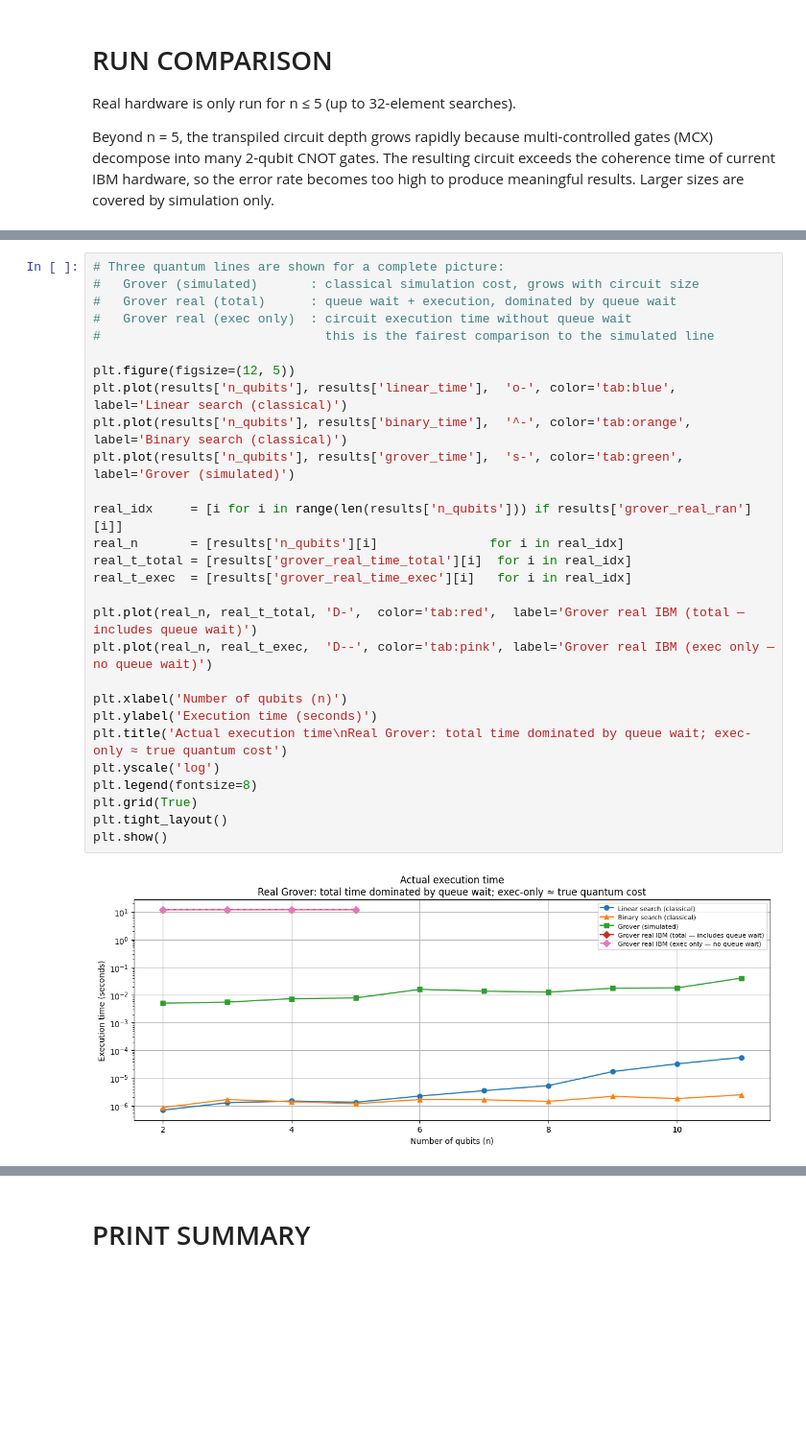
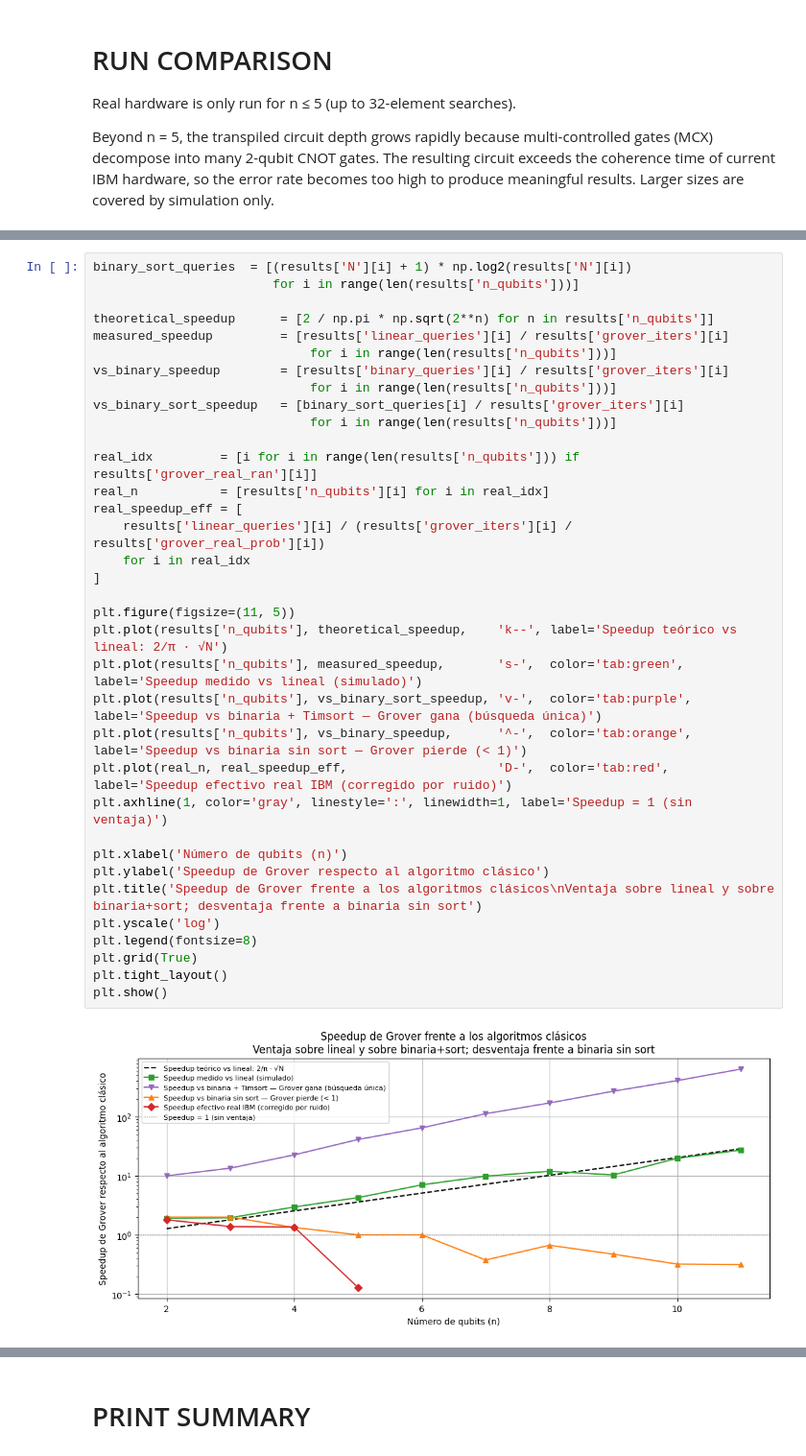
Before and after one commit to peri21/CC-QC-Comparison, a Jupyter notebook: cryptography/brute_force/real_grover_comparison.ipynb, the cells around one changed output, grey strips where cells are left out. Shown at 96% size. Drawn from its saved outputs; the diff is of its cells as text; blank space fills up the shorter version.

```diff
--- a/cryptography/brute_force/real_grover_comparison.ipynb
+++ b/cryptography/brute_force/real_grover_comparison.ipynb
@@ -287,30 +285,37 @@ plt.show()
 # %%
-# Three quantum lines are shown for a complete picture:
-#   Grover (simulated)       : classical simulation cost, grows with circuit size
-#   Grover real (total)      : queue wait + execution, dominated by queue wait
-#   Grover real (exec only)  : circuit execution time without queue wait
-#                              this is the fairest comparison to the simulated line
+binary_sort_queries  = [(results['N'][i] + 1) * np.log2(results['N'][i])
+                        for i in range(len(results['n_qubits']))]
 
-plt.figure(figsize=(12, 5))
-plt.plot(results['n_qubits'], results['linear_time'],  'o-', color='tab:blue',   label='Linear search (classical)')
-plt.plot(results['n_qubits'], results['binary_time'],  '^-', color='tab:orange', label='Binary search (classical)')
-plt.plot(results['n_qubits'], results['grover_time'],  's-', color='tab:green',  label='Grover (simulated)')
+theoretical_speedup      = [2 / np.pi * np.sqrt(2**n) for n in results['n_qubits']]
+measured_speedup         = [results['linear_queries'][i] / results['grover_iters'][i]
+                             for i in range(len(results['n_qubits']))]
+vs_binary_speedup        = [results['binary_queries'][i] / results['grover_iters'][i]
+                             for i in range(len(results['n_qubits']))]
+vs_binary_sort_speedup   = [binary_sort_queries[i] / results['grover_iters'][i]
+                             for i in range(len(results['n_qubits']))]
 
-real_idx     = [i for i in range(len(results['n_qubits'])) if results['grover_real_ran'][i]]
-real_n       = [results['n_qubits'][i]               for i in real_idx]
-real_t_total = [results['grover_real_time_total'][i]  for i in real_idx]
-real_t_exec  = [results['grover_real_time_exec'][i]   for i in real_idx]
+real_idx         = [i for i in range(len(results['n_qubits'])) if results['grover_real_ran'][i]]
+real_n           = [results['n_qubits'][i] for i in real_idx]
+real_speedup_eff = [
+    results['linear_queries'][i] / (results['grover_iters'][i] / results['grover_real_prob'][i])
+    for i in real_idx
+]
 
-plt.plot(real_n, real_t_total, 'D-',  color='tab:red',  label='Grover real IBM (total — includes queue wait)')
-plt.plot(real_n, real_t_exec,  'D--', color='tab:pink', label='Grover real IBM (exec only — no queue wait)')
+plt.figure(figsize=(11, 5))
+plt.plot(results['n_qubits'], theoretical_speedup,    'k--', label='Speedup teórico vs lineal: 2/π · √N')
+plt.plot(results['n_qubits'], measured_speedup,       's-',  color='tab:green',  label='Speedup medido vs lineal (simulado)')
+plt.plot(results['n_qubits'], vs_binary_sort_speedup, 'v-',  color='tab:purple', label='Speedup vs binaria + Timsort — Grover gana (búsqueda única)')
+plt.plot(results['n_qubits'], vs_binary_speedup,      '^-',  color='tab:orange', label='Speedup vs binaria sin sort — Grover pierde (< 1)')
+plt.plot(real_n, real_speedup_eff,                    'D-',  color='tab:red',    label='Speedup efectivo real IBM (corregido por ruido)')
+plt.axhline(1, color='gray', linestyle=':', linewidth=1, label='Speedup = 1 (sin ventaja)')
 
-plt.xlabel('Number of qubits (n)')
-plt.ylabel('Execution time (seconds)')
-plt.title('Actual execution time\nReal Grover: total time dominated by queue wait; exec-only ≈ true quantum cost')
+plt.xlabel('Número de qubits (n)')
+plt.ylabel('Speedup de Grover respecto al algoritmo clásico')
+plt.title('Speedup de Grover frente a los algoritmos clásicos\nVentaja sobre lineal y sobre binaria+sort; desventaja frente a binaria sin sort')
 plt.yscale('log')
 plt.legend(fontsize=8)
 plt.grid(True)
 plt.tight_layout()
 plt.show()
 # %% [output]
-[figure, old version]
+[figure, new version]
```
Also changed, not shown: parts of 13 cells of this notebook.
